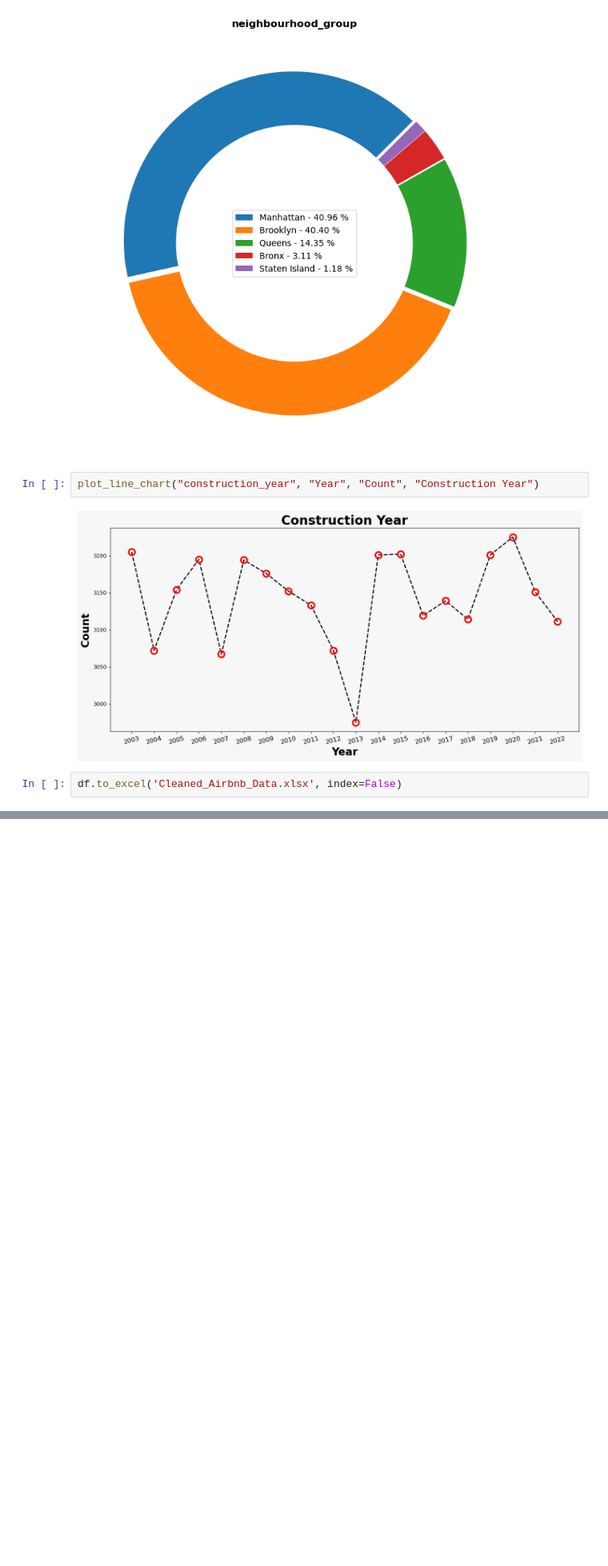
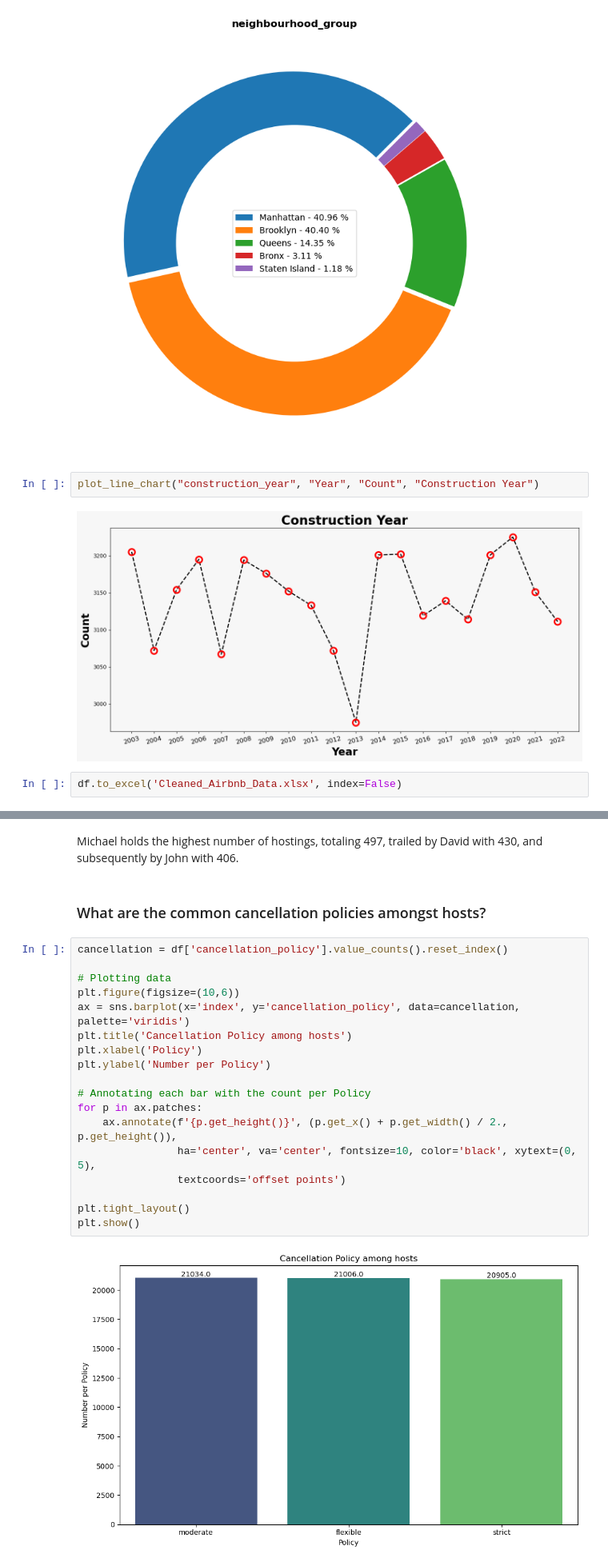
Before and after one commit to chrishunt11/Airbnb_Analysis, a Jupyter notebook: Airbnb Open Data.ipynb, the cells around one changed output, grey strips where cells are left out. Shown at 80% size. Drawn from its saved outputs; the diff is of its cells as text; blank space fills up the shorter version.

```diff
--- a/Airbnb Open Data.ipynb
+++ b/Airbnb Open Data.ipynb
@@ -450,0 +486,24 @@ df.to_excel('Cleaned_Airbnb_Data.xlsx', index=False)
+# %% [markdown]
+Michael holds the highest number of hostings, totaling 497, trailed by David with 430, and subsequently by John with 406.
+# %% [markdown]
+### What are the common cancellation policies amongst hosts?
+# %%
+cancellation = df['cancellation_policy'].value_counts().reset_index()
+
+# Plotting data
+plt.figure(figsize=(10,6))
+ax = sns.barplot(x='index', y='cancellation_policy', data=cancellation, palette='viridis')
+plt.title('Cancellation Policy among hosts')
+plt.xlabel('Policy')
+plt.ylabel('Number per Policy')
+
+# Annotating each bar with the count per Policy
+for p in ax.patches:
+    ax.annotate(f'{p.get_height()}', (p.get_x() + p.get_width() / 2., p.get_height()),
+                ha='center', va='center', fontsize=10, color='black', xytext=(0, 5),
+                textcoords='offset points')
+
+plt.tight_layout()
+plt.show()
+# %% [output]
+[figure, added]
```
Also changed, not shown: parts of 11 cells of this notebook, 1 other file.
